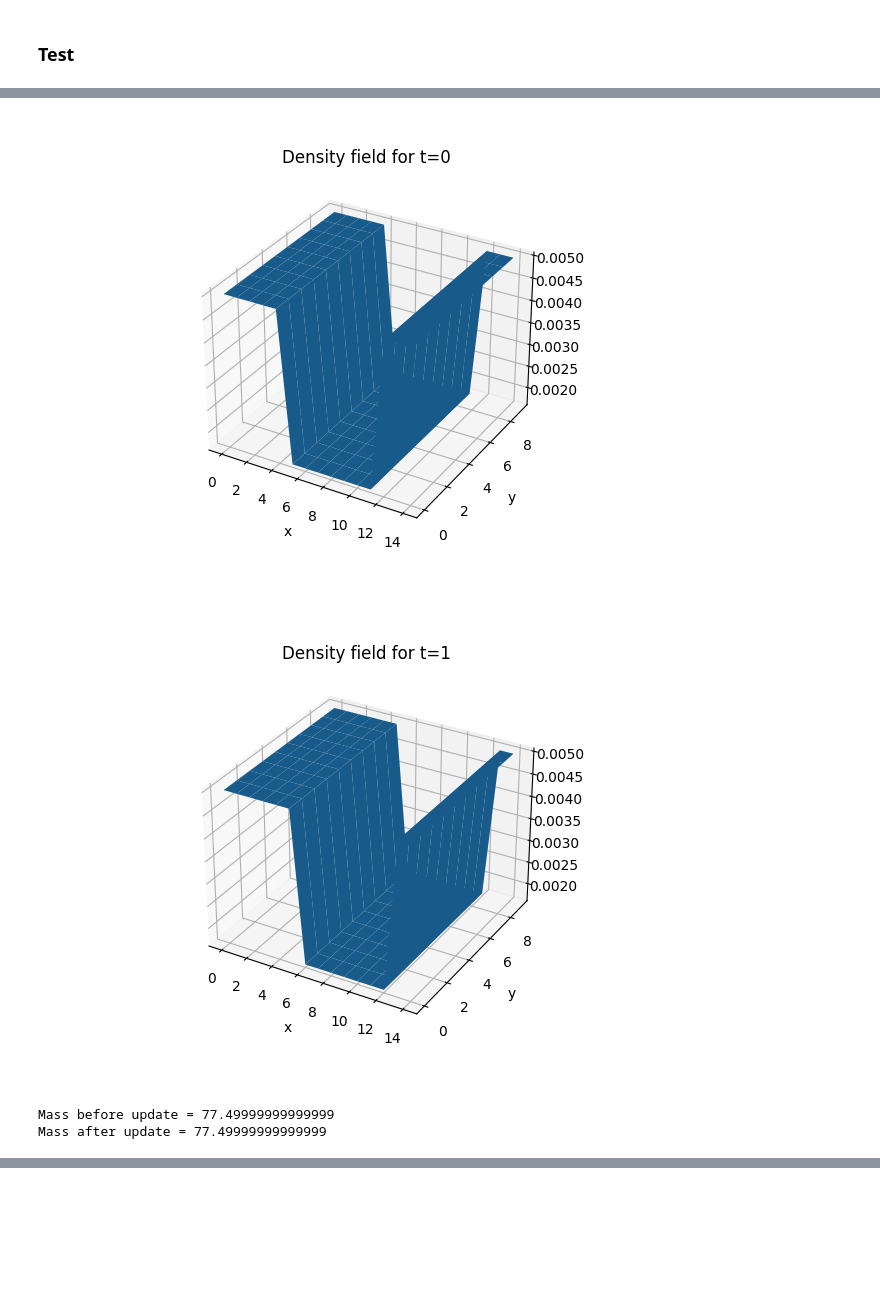
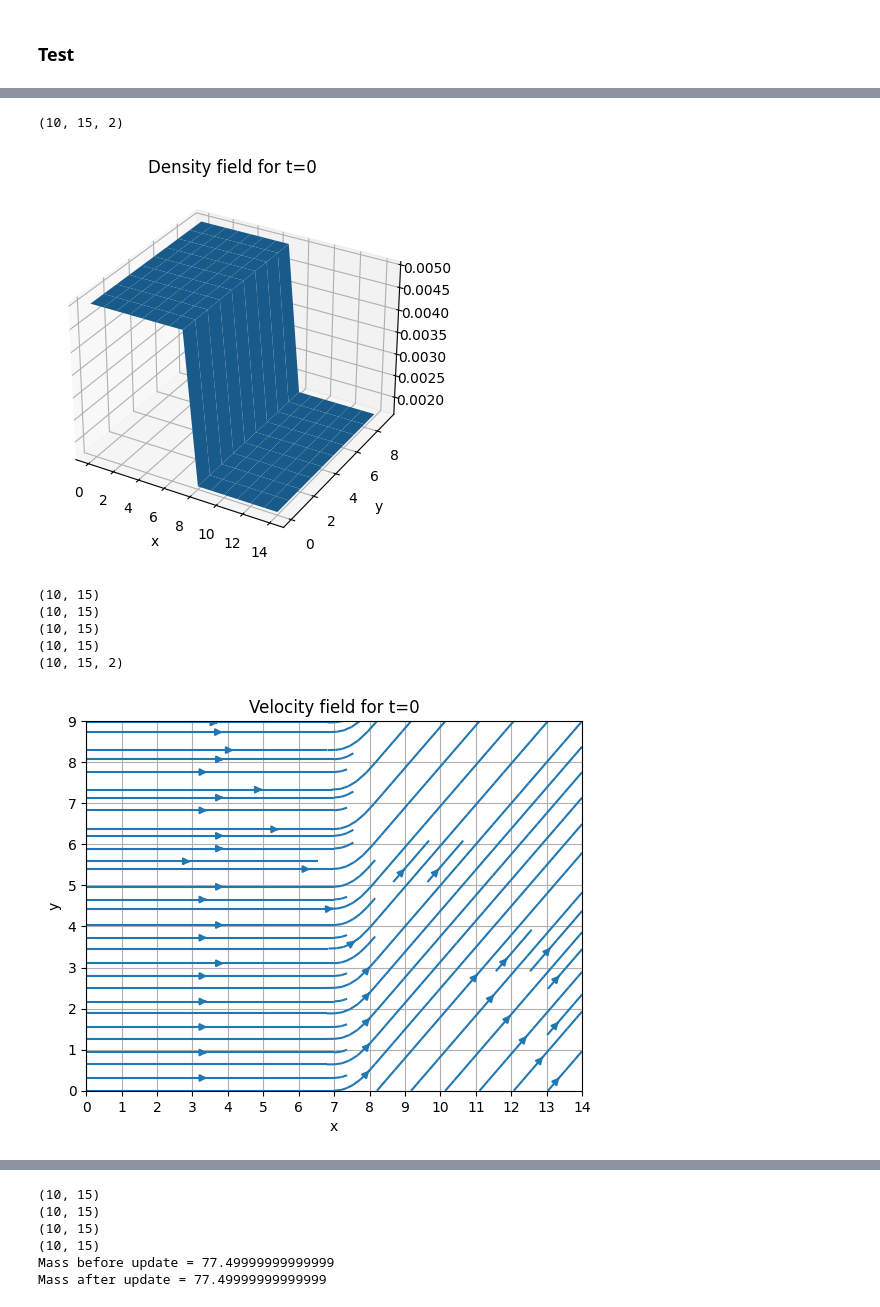
Before and after one commit to Horus26/HPC-with-python, a Jupyter notebook: Milestone1.ipynb, the cells around one changed output, grey strips where cells are left out. Saved outputs shown, nothing was run; the diff lists cells and outputs as text; code cells hidden in the pictures; blank space fills up the shorter version.

```diff
--- a/Milestone1.ipynb
+++ b/Milestone1.ipynb
@@ -124,7 +120,7 @@ def streaming():
 # %%
 def update():
     streaming()
-    compute_full_velocity_field()
+    return compute_velocity_field()
 # %% [markdown]
 ### Visualization
 # %% [markdown]
@@ -152,17 +149,26 @@ def plot_density_field(timestep = None):
 # %% [markdown]
 #### Velocity field plot
 # %%
-def plot_velocity_field(timestep : int = 0, animation_timesteps = 0):
+def plot_velocity_field(velocity_field_yxc, timestep : int = 0, animation_timesteps = 0):
     ani = None
 
     # define grid of velocity field
-    x = np.linspace(0, grid_size_x, grid_size_x)
-    y = np.linspace(0, grid_size_y, grid_size_y)
+    x = np.arange(grid_size_x)
+    y = np.arange(grid_size_y)
+
     X, Y = np.meshgrid(x, y)
+    fig, ax = plt.subplots()
 
-    fig, ax = plt.subplots()
-    U = velocity_values[:,:,0]
-    V = velocity_values[:,:,1]
+    # velocity x direction
+    U = velocity_field_yxc[:,:,0]
+    # velocity y direction
+    V = velocity_field_yxc[:,:,1]
+
+    print(X.shape)
+    print(Y.shape)
+    print(U.shape)
+    print(V.shape)
+
     stream = ax.streamplot(X, Y, U, V)
     # ax.quiver(X, Y, c[velocity_values[:,:], 0], c[velocity_values[:,:]) is also a good option
     ax.set_xticks(np.arange(0, grid_size_x, 1))
@@ -178,9 +184,9 @@ def plot_velocity_field(timestep : int = 0, animation_timesteps = 0):
     if animation_timesteps > 0:
         def animate(i):
             ax.cla()
-            update()
-            U = velocity_values[:,:,0]
-            V = velocity_values[:,:,1]
+            _, velocity_field_xy = update()
+            U = velocity_field_xy[:,:,0]
+            V = velocity_field_xy[:,:,1]
             stream = ax.streamplot(X, Y, U, V)
             title = "Velocity field for t={}".format(timestep + i)
             ax.set_title(title)
@@ -201,27 +205,31 @@ def plot_velocity_field(timestep : int = 0, animation_timesteps = 0):
 # %%
 # mass = density * volume
 full_volume = grid_values_count
 
 # initial computation of velocity field for visualization
-compute_full_velocity_field()
-plot_density_field(0)
-plot_velocity_field(0)
+density_values_yx, velocity_field_yxc = compute_velocity_field()
+plot_density_field(density_values_yx, 0)
+plot_velocity_field(velocity_field_yxc, 0)
 
-full_density = np.sum(density_values)
+full_density = np.sum(density_values_yx)
 mass_before_update = full_density * full_volume
 
 # do a timestep update and plot
-update()
-plot_density_field(1)
-plot_velocity_field(1)
+density_values_yx, velocity_field_yxc = update()
+plot_density_field(density_values_yx, 1)
+plot_velocity_field(velocity_field_yxc, 1)
 
-full_density = np.sum(density_values)
+full_density = np.sum(density_values_yx)
 mass_after_update = full_density * full_volume
 
 print("Mass before update = {}".format(mass_before_update))
 print("Mass after update = {}".format(mass_after_update))
 # %% [output]
+(10, 15, 2)
-[figure, old version]
+[figure, new version]
+(10, 15)
+(10, 15)
+(10, 15)
+(10, 15)
+(10, 15, 2)
-[figure, old version]
+[figure, new version]
-Mass before update = 77.49999999999999
-Mass after update = 77.49999999999999
@@ -228,0 +237,6 @@ Mass after update = 77.49999999999999
+(10, 15)
+(10, 15)
+(10, 15)
+(10, 15)
+Mass before update = 77.49999999999999
+Mass after update = 77.49999999999999
```
Also changed, not shown: parts of 10 cells of this notebook.
